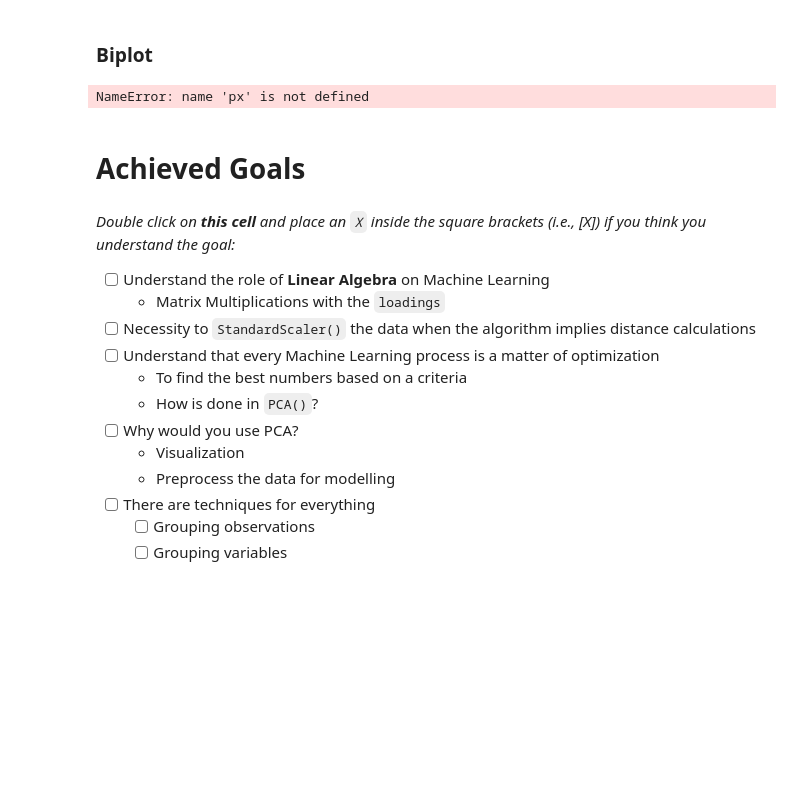
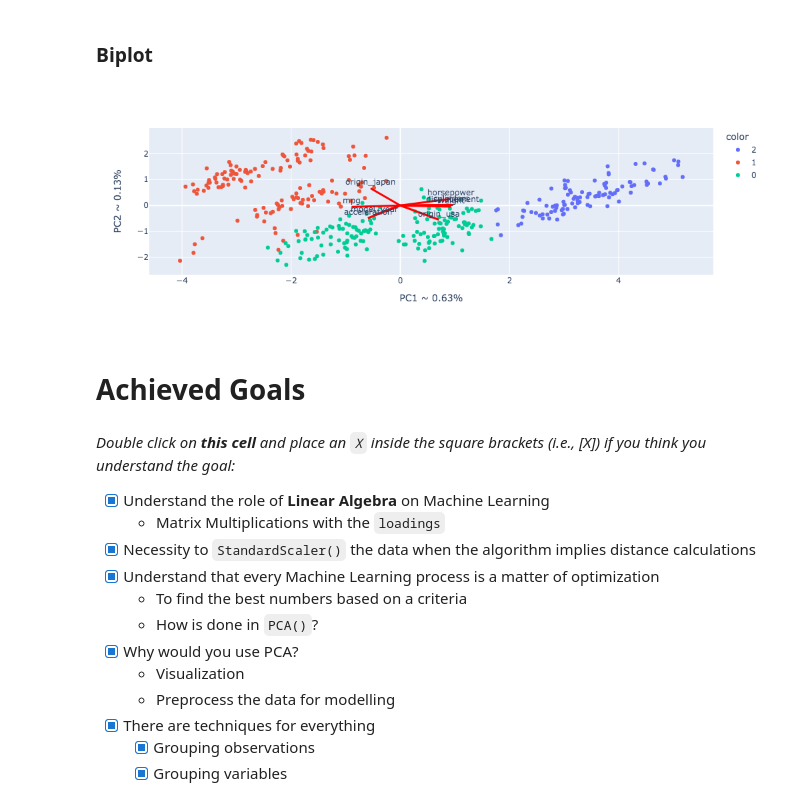
Before and after one commit to toluwabori/resolving-machine-learning-python, a Jupyter notebook: 06_Principal Component Analysis & Dimensionality Reduction/06C_dimensionality-reduction-pca_practice_blank.ipynb, the cells around one changed output. Drawn from its saved outputs; the diff is of its cells as text; code cells hidden in the pictures; blank space fills up the shorter version.

```diff
--- a/06_Principal Component Analysis & Dimensionality Reduction/06C_dimensionality-reduction-pca_practice_blank.ipynb
+++ b/06_Principal Component Analysis & Dimensionality Reduction/06C_dimensionality-reduction-pca_practice_blank.ipynb
@@ -273,52 +289,52 @@ array([0.62920572, 0.13167304, 0.09705901, 0.06659198, 0.03362041,
 import numpy as np
 
 loadings = pca.components_.T * np.sqrt(pca.explained_variance_)
 evr = pca.explained_variance_ratio_.round(2)
 
-fig = px.scatter(df_pca, x='PC1', y='PC2',
+fig = pt.scatter(df_pc, x='PC1', y='PC2',
                  color=model_km.labels_.astype(str),
-                 hover_name=df_pca.index,
+                 hover_name=df_pc.index,
                 labels={
                     'PC1': f'PC1 ~ {evr[0]}%',
                     'PC2': f'PC2 ~ {evr[1]}%'
                 })
 
 for i, feature in enumerate(df_scaled.columns):
     fig.add_shape(
         type='line',
         x0=0, y0=0,
         x1=loadings[i, 0],
         y1=loadings[i, 1],
         line=dict(color="red",width=3)
     )
     fig.add_annotation(
         x=loadings[i, 0],
         y=loadings[i, 1],
         ax=0, ay=0,
         xanchor="center",
         yanchor="bottom",
         text=feature,
     )
 
 fig.show()
 # %% [output]
-NameError: name 'px' is not defined
+[figure, added]
 # %% [markdown]
 # Achieved Goals
 # %% [markdown]
 _Double click on **this cell** and place an `X` inside the square brackets (i.e., [X]) if you think you understand the goal:_
 
-- [ ] Understand the role of **Linear Algebra** on Machine Learning
+- [x] Understand the role of **Linear Algebra** on Machine Learning
     - Matrix Multiplications with the `loadings`
-- [ ] Necessity to `StandardScaler()` the data when the algorithm implies distance calculations
-- [ ] Understand that every Machine Learning process is a matter of optimization
+- [x] Necessity to `StandardScaler()` the data when the algorithm implies distance calculations
+- [x] Understand that every Machine Learning process is a matter of optimization
     - To find the best numbers based on a criteria
     - How is done in `PCA()`?
-- [ ] Why would you use PCA?
+- [x] Why would you use PCA?
     - Visualization
     - Preprocess the data for modelling
-- [ ] There are techniques for everything
-    - [ ] Grouping observations
-    - [ ] Grouping variables
+- [x] There are techniques for everything
+    - [x] Grouping observations
+    - [x] Grouping variables
 # %% [markdown]
 <a rel="license" href="http://creativecommons.org/licenses/by-nc-nd/4.0/"><img alt="Creative Commons License" style="border-width:0" src="https://i.creativecommons.org/l/by-nc-nd/4.0/88x31.png" /></a><br />This work is licensed under a <a rel="license" href="http://creativecommons.org/licenses/by-nc-nd/4.0/">Creative Commons Attribution-NonCommercial-NoDerivatives 4.0 International License</a>.
```
Also changed, not shown: parts of 1 cell of this notebook, 1 other file.
